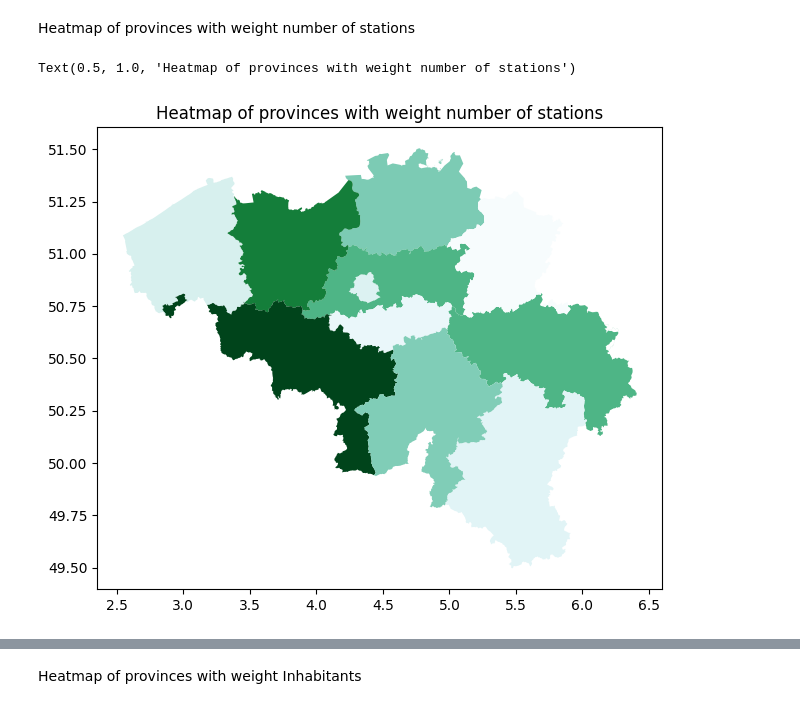
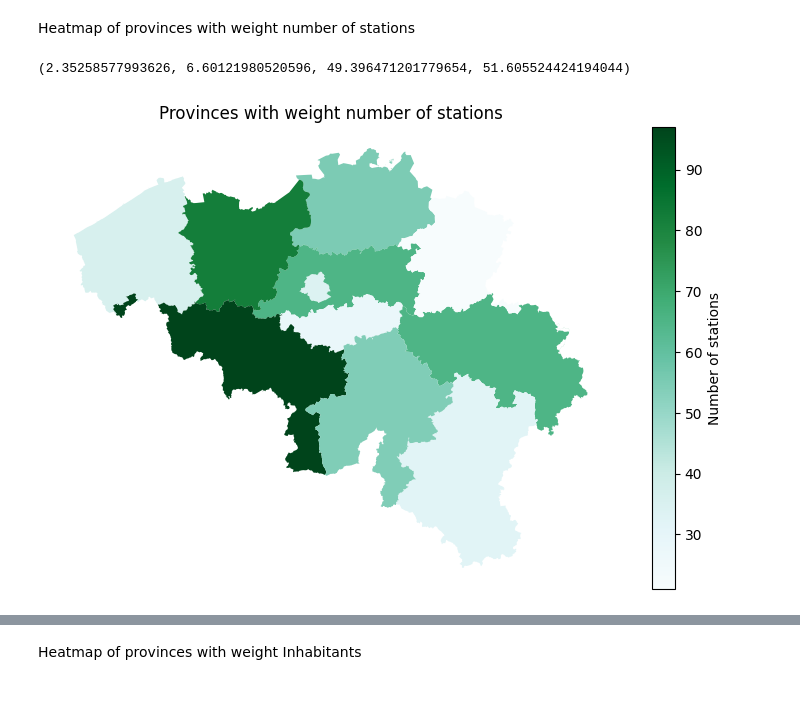
Before and after one commit to Seoyangsam/ACRM, a Jupyter notebook: src/Q11.ipynb, the cells around one changed output, grey strips where cells are left out. Drawn from its saved outputs; the diff is of its cells as text; code cells hidden in the pictures.

```diff
--- a/src/Q11.ipynb
+++ b/src/Q11.ipynb
@@ -152,10 +152,15 @@ Heatmap of provinces with weight number of stations
 # %%
 fig, ax = plt.subplots(1, figsize=(10, 6))
 provinces.plot(column='count', cmap='BuGn', linewidth=0.8, ax=ax)
-plt.title(label = "Heatmap of provinces with weight number of stations")
+plt.title(label = "Provinces with weight number of stations")
+sm = plt.cm.ScalarMappable(cmap='BuGn', norm=plt.Normalize(vmin=provinces['count'].min(), vmax=provinces['count'].max()))
+sm._A = []
+cbar = fig.colorbar(sm)
+cbar.ax.set_ylabel('Number of stations')
+ax.axis('off')
 # %% [output]
-Text(0.5, 1.0, 'Heatmap of provinces with weight number of stations')
+(2.35258577993626, 6.60121980520596, 49.396471201779654, 51.605524424194044)
-[figure, old version]
+[figure, new version]
 # %%
 inhabitants = inhabitants.rename(index = str, columns = {"Province" : "NE_Name"})
 inhabitants['Inhabitants']= inhabitants['Inhabitants'].astype(float)
```
Also changed, not shown: parts of 15 cells of this notebook, 8 other files.
